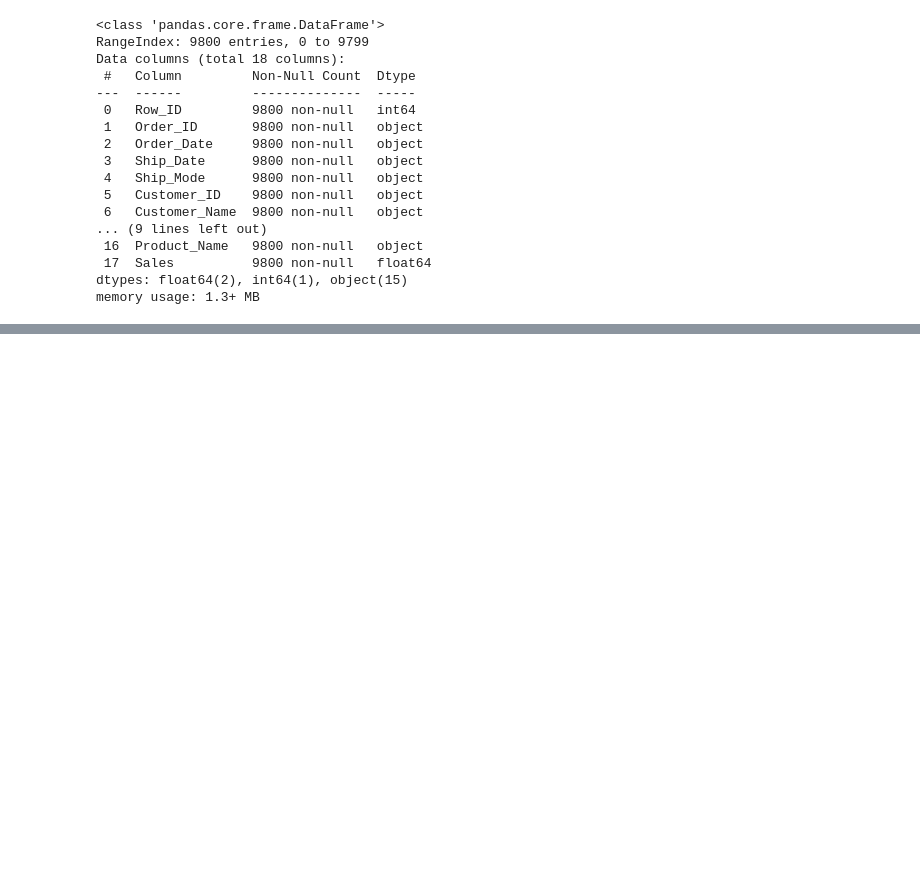
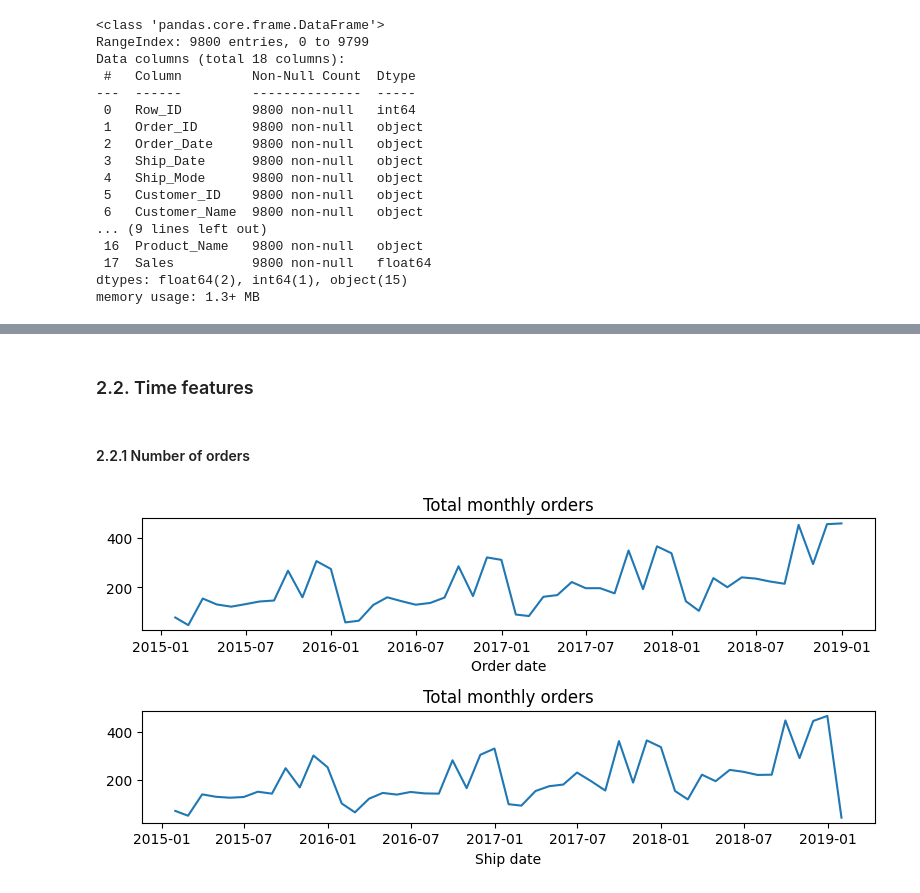
Before and after one commit to 4GeeksAcademy/gperdrizet-holmes-final-project, a Jupyter notebook: notebooks/01-EDA.ipynb, the cells around one changed output, grey strips where cells are left out. Cells and saved outputs as stored; diff of their text form; code cells hidden in the pictures; blank space fills up the shorter version.

```diff
--- a/notebooks/01-EDA.ipynb
+++ b/notebooks/01-EDA.ipynb
@@ -100,0 +121,28 @@ dtype: int64
+# %% [markdown]
+### 2.2. Time features
+# %%
+data_df['Order_Date'] = pd.to_datetime(data_df['Order_Date'], format='%d/%m/%Y')
+data_df['Ship_Date'] = pd.to_datetime(data_df['Ship_Date'], format='%d/%m/%Y')
+# %% [markdown]
+#### 2.2.1 Number of orders
+# %%
+order_date = data_df.groupby('Order_Date').count()['Sales']
+ship_date = data_df.groupby('Ship_Date').count()['Sales']
+
+order_date = order_date.resample('ME').sum()
+ship_date = ship_date.resample('ME').sum()
+
+fig, axs = plt.subplots(2, 1, figsize=(8, 4))
+
+axs[0].set_title('Total monthly orders')
+axs[0].plot(order_date.index, order_date.values)
+axs[0].set_xlabel('Order date')
+
+axs[1].set_title('Total monthly orders')
+axs[1].plot(ship_date.index, ship_date.values)
+axs[1].set_xlabel('Ship date')
+
+fig.tight_layout()
+fig.show()
+# %% [output]
+[figure, added]
```
Also changed, not shown: parts of 58 cells of this notebook.
